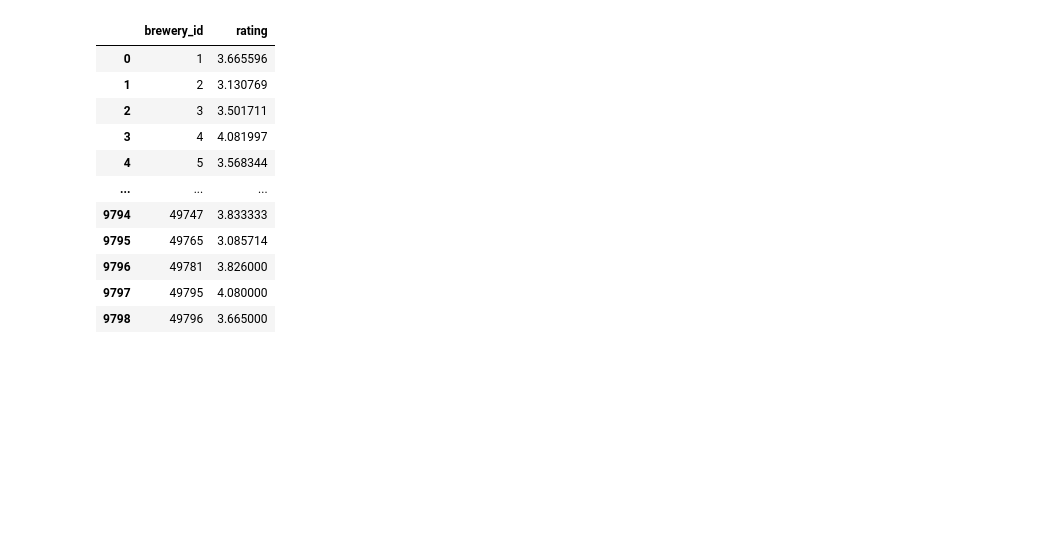
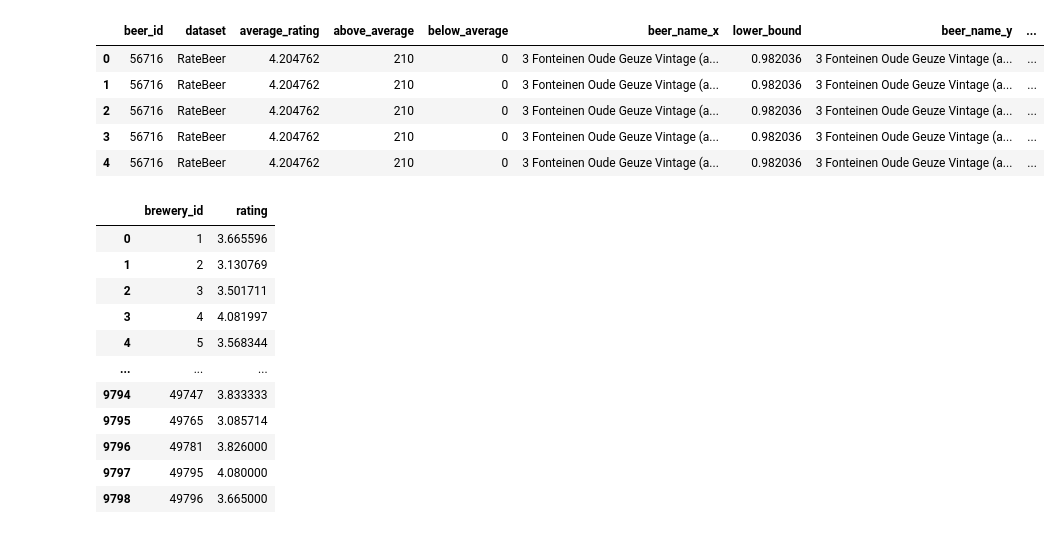
Before and after one commit to epfl-ada/ada-2023-project-datababes, a Jupyter notebook: eda_alex_location.ipynb, the cells around one changed output. Drawn from its saved outputs; the diff is of its cells as text; code cells hidden in the pictures; blank space fills up the shorter version.

```diff
--- a/eda_alex_location.ipynb
+++ b/eda_alex_location.ipynb
@@ -52,0 +88,15 @@ ratings_combined_df.head()
+# %%
+# add beer_name, brewery_id and location to the ratings_beerGroups_df
+ratings_beerGroups_df = pd.merge(ratings_beerGroups_df, beers_combined_df[['beer_id', 'dataset', 'beer_name', 'brewery_id']], how='left', on=['beer_id', 'dataset'])
+ratings_beerGroups_df = pd.merge(ratings_beerGroups_df, breweries_combined_df[['brewery_id', 'dataset', 'location']], how='left', on=['brewery_id', 'dataset'])
+# %%
+# checking for duplicates in top X of wilson lower bound ranking might be different from merging same beers first and then calculating the wilson lower bound
+# get the min and max values for average_rating in BA and RB
+min_avg_r_BA = ratings_beerGroups_df[ratings_beerGroups_df['dataset'] == 'BeerAdvocate'].average_rating.min()
+max_avg_r_BA = ratings_beerGroups_df[ratings_beerGroups_df['dataset'] == 'BeerAdvocate'].average_rating.max()
+min_avg_r_RB = ratings_beerGroups_df[ratings_beerGroups_df['dataset'] == 'RateBeer'].average_rating.min()
+max_avg_r_RB = ratings_beerGroups_df[ratings_beerGroups_df['dataset'] == 'RateBeer'].average_rating.max()
+
+# normalize the average_rating to a scale from 0 to 1 for all entries in BA and RB
+ratings_beerGroups_df.loc[ratings_beerGroups_df['dataset'] == 'BeerAdvocate', 'average_rating'] = (ratings_beerGroups_df['average_rating'] - min_avg_r_BA) / (max_avg_r_BA - min_avg_r_BA)
+ratings_beerGroups_df.loc[ratings_beerGroups_df['dataset'] == 'RateBeer', 'average_rating'] = (ratings_beerGroups_df['average_rating'] - min_avg_r_RB) / (max_avg_r_RB - min_avg_r_RB)
@@ -52,0 +105,14 @@ ratings_combined_df.head()
+# %%
+## Probably delete this cell
+
+
+
+# --> normalize average_ratings and above_average/below_average counts by number of ratings within each dataset
+ratings_beerGroups_df['average_rating_normalized'] = ratings_beerGroups_df['average_rating']
+ratings_beerGroups_df['above_average_normalized'] = ratings_beerGroups_df['above_average']
+ratings_beerGroups_df['below_average_normalized'] = ratings_beerGroups_df['below_average']
+# Q: do i need to normalize by dividing only be the sum of above_average/below_average in that dataset or by the total number of ratings in the two datasets?
+ratings_beerGroups_df.loc[ratings_beerGroups_df['dataset'] == 'BeerAdvocate', 'average_rating_normalized'] = ratings_beerGroups_df['average_rating'] / ratings_beerGroups_df['above_average'].sum()
+ratings_beerGroups_df.loc[ratings_beerGroups_df['dataset'] == 'RateBeer', 'average_rating_normalized'] = ratings_beerGroups_df['average_rating'] / ratings_beerGroups_df['below_average'].sum()
+ratings_beerGroups_df.loc[ratings_beerGroups_df['dataset'] == 'BeerAdvocate', 'above_average_normalized'] = ratings_beerGroups_df['above_average'] / ratings_beerGroups_df['above_average'].sum()
+ratings_beerGroups_df.loc[ratings_beerGroups_df['dataset'] == 'RateBeer', 'below_average_normalized'] = ratings_beerGroups_df['below_average'] / ratings_beerGroups_df['below_average'].sum()
@@ -52,0 +127,9 @@ ratings_combined_df.head()
+# %%
+ratings_beerGroups_df.head()
+# %% [output]
+|  | beer_id | dataset | average_rating | above_average | below_average | beer_name_x | lower_bound | beer_name_y | ... |
+| 0 | 56716 | RateBeer | 4.204762 | 210 | 0 | 3 Fonteinen Oude Geuze Vintage (a... | 0.982036 | 3 Fonteinen Oude Geuze Vintage (a... | ... |
+| 1 | 56716 | RateBeer | 4.204762 | 210 | 0 | 3 Fonteinen Oude Geuze Vintage (a... | 0.982036 | 3 Fonteinen Oude Geuze Vintage (a... | ... |
+| 2 | 56716 | RateBeer | 4.204762 | 210 | 0 | 3 Fonteinen Oude Geuze Vintage (a... | 0.982036 | 3 Fonteinen Oude Geuze Vintage (a... | ... |
+| 3 | 56716 | RateBeer | 4.204762 | 210 | 0 | 3 Fonteinen Oude Geuze Vintage (a... | 0.982036 | 3 Fonteinen Oude Geuze Vintage (a... | ... |
+| 4 | 56716 | RateBeer | 4.204762 | 210 | 0 | 3 Fonteinen Oude Geuze Vintage (a... | 0.982036 | 3 Fonteinen Oude Geuze Vintage (a... | ... |
```
Also changed, not shown: parts of 12 cells of this notebook.
